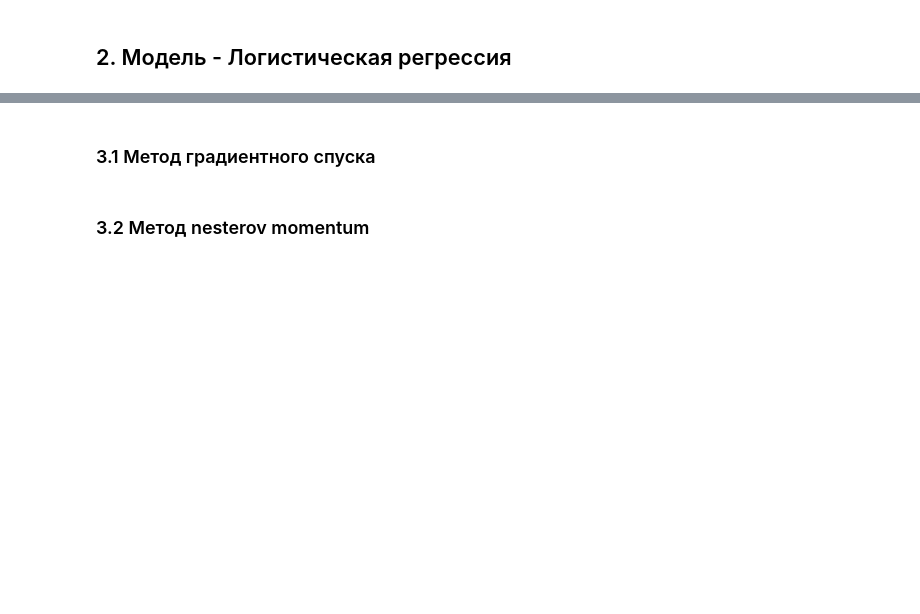
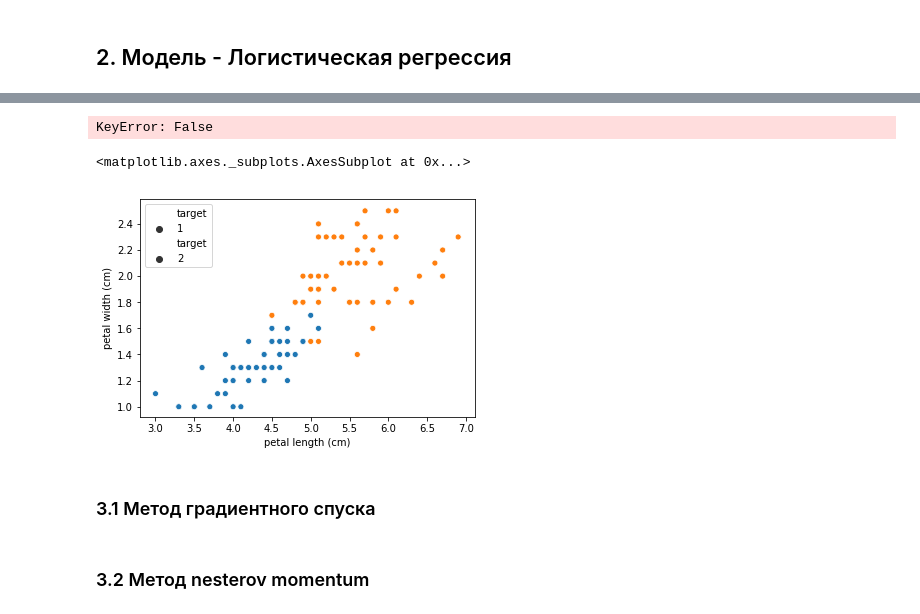
Before and after one commit to kianya/ml-basic-algorithms, a Jupyter notebook: 7. IRIS - optimization/iris_optimization.ipynb, the cells around one changed output, grey strips where cells are left out. Drawn from its saved outputs; the diff is of its cells as text; code cells hidden in the pictures; blank space fills up the shorter version.

```diff
--- a/7. IRIS - optimization/iris_optimization.ipynb
+++ b/7. IRIS - optimization/iris_optimization.ipynb
@@ -32,8 +38,9 @@ dataset = datasets.load_iris()
 X = pd.DataFrame(data=dataset.data, columns=dataset.feature_names)
 Y = pd.DataFrame(dataset.target, columns=['target'])
 Y['target_name'] = Y.apply(lambda row: dataset.target_names[row.target], axis=1)
+data = pd.concat([X, Y], axis=1)
 # %%
 # Уберем ненужный класс setosa и оставим в датасете тольео Iris Versicolor Iris Virginica
-data = data[(data.target_name!='setosa')]
+data = data[(data.target_name!='setosa')].reset_index()
 X = data.drop(['target', 'target_name'], axis=1)
 y = data['target']
@@ -41,0 +47,2 @@ y = data['target']
+# %%
+X_train, X_test, y_train, y_test = train_test_split(X, y, test_size = 0.3, random_state = 0)
@@ -43,0 +74,3 @@ y = data['target']
+# %%
+plot_data = pd.concat([X_test, pd.DataFrame(y_test)], axis=1)
+plot_data
@@ -44,3 +95,20 @@ y = data['target']
+# %%
+sns.scatterplot(x='sepal length (cm)', y='sepal width (cm)',
+                style='predict', data=plot_data[(plot_data.predict=='1')])
+
+sns.scatterplot(x='sepal length (cm)', y='sepal width (cm)',
+                style='predict', data=plot_data[(plot_data.predict=='2')])
+# %% [output]
+KeyError: False
+# %%
+sns.scatterplot(x='petal length (cm)', y='petal width (cm)',
+                style='target', data=plot_data[(plot_data.target_name=='versicolor')])
+
+sns.scatterplot(x='petal length (cm)', y='petal width (cm)',
+                style='target', data=plot_data[(plot_data.target_name=='virginica')])
+# %% [output]
+<matplotlib.axes._subplots.AxesSubplot at 0x...>
+[figure, added]
 # %% [markdown]
 ### 3.1 Метод градиентного спуска
 # %% [markdown]
```
Also changed, not shown: parts of 6 cells of this notebook.
